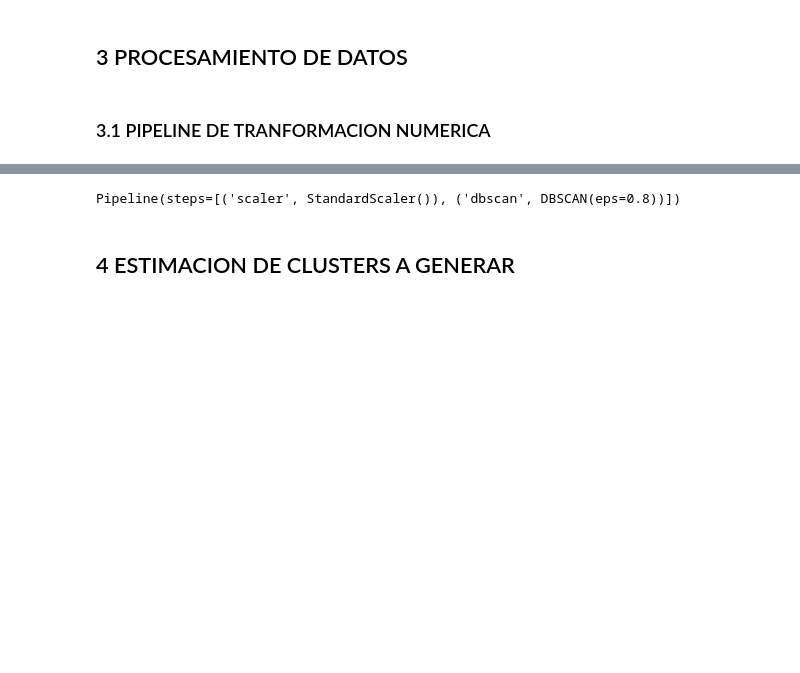
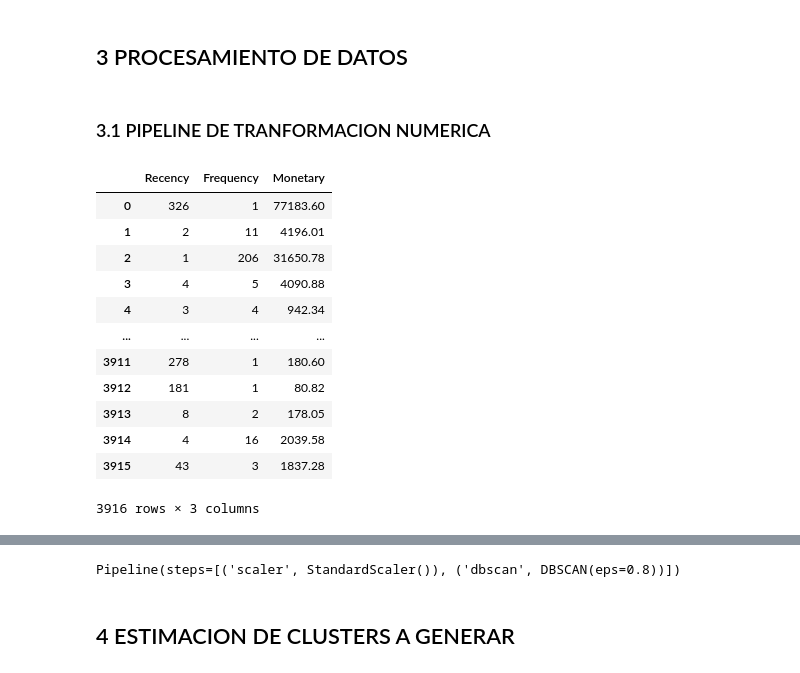
Before and after one commit to Rick2898/Clustering, a Jupyter notebook: clusteting.ipynb, the cells around one changed output, grey strips where cells are left out. Drawn from its saved outputs; the diff is of its cells as text; code cells hidden in the pictures; blank space fills up the shorter version.

```diff
--- a/clusteting.ipynb
+++ b/clusteting.ipynb
@@ -334,6 +335,8 @@ len(df), len(df_clean), len(df_removed)
 (536641, 522714, 13927)
 # %% [markdown]
 ### 2.3 Revisión si vale la pena analizar devoluciones y resto del mundo en cifras significativas del negocio
+# %%
+df_clean["TotalPrice"] = df_clean["Quantity"] * df_clean["UnitPrice"]
 # %% [markdown]
 Se realiza filtro por UK Y resto del mundo para revisar el radio de valor entre transacciones.
 # %%
@@ -409,5 +431,20 @@ Como primera conclusion se aconseja para futuros analisis, realizar el analisis
 # %%
 X = rfm[["Recency", "Frequency", "Monetary"]]
 
 scaler = StandardScaler()
 X_scaled = scaler.fit_transform(X)
+X
+# %% [output]
+|  | Recency | Frequency | Monetary |
+| 0 | 326 | 1 | 77183.60 |
+| 1 | 2 | 11 | 4196.01 |
+| 2 | 1 | 206 | 31650.78 |
+| 3 | 4 | 5 | 4090.88 |
+| 4 | 3 | 4 | 942.34 |
+| ... | ... | ... | ... |
+| 3911 | 278 | 1 | 180.60 |
+| 3912 | 181 | 1 | 80.82 |
+| 3913 | 8 | 2 | 178.05 |
+| 3914 | 4 | 16 | 2039.58 |
+| 3915 | 43 | 3 | 1837.28 |
+3916 rows × 3 columns
```
Also changed, not shown: parts of 13 cells of this notebook, 2 other files.
